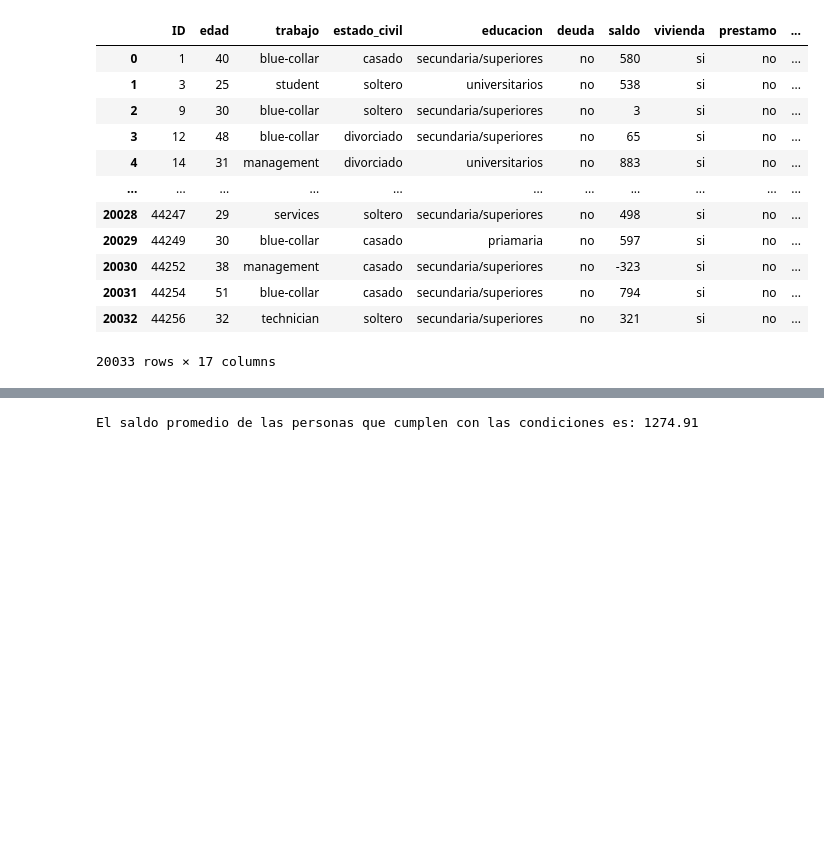
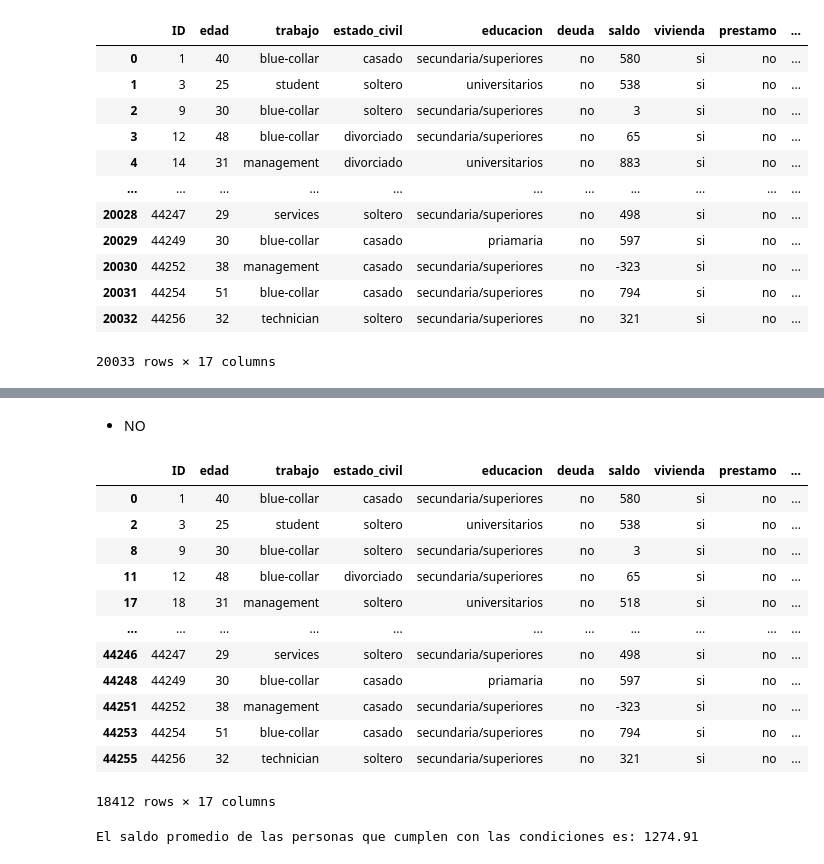
Before and after one commit to guillem-edo/AMACOR_Depositos, a Jupyter notebook: DATA/EDA.ipynb, the cells around one changed output, grey strips where cells are left out. Cells and saved outputs as stored; diff of their text form; code cells hidden in the pictures; blank space fills up the shorter version.

```diff
--- a/DATA/EDA.ipynb
+++ b/DATA/EDA.ipynb
@@ -277,0 +310,19 @@ DataFrame con las personas:
+# %% [markdown]
+- NO
+# %%
+pdvptno = df[(df['deuda'] == 'no') & (df['vivienda'] == 'si') & (df['prestamo'] == 'no') & (df['target'] == 'no')]
+pdvptno
+# %% [output]
+|  | ID | edad | trabajo | estado_civil | educacion | deuda | saldo | vivienda | prestamo | ... |
+| 0 | 1 | 40 | blue-collar | casado | secundaria/superiores | no | 580 | si | no | ... |
+| 2 | 3 | 25 | student | soltero | universitarios | no | 538 | si | no | ... |
+| 8 | 9 | 30 | blue-collar | soltero | secundaria/superiores | no | 3 | si | no | ... |
+| 11 | 12 | 48 | blue-collar | divorciado | secundaria/superiores | no | 65 | si | no | ... |
+| 17 | 18 | 31 | management | soltero | universitarios | no | 518 | si | no | ... |
+| ... | ... | ... | ... | ... | ... | ... | ... | ... | ... | ... |
+| 44246 | 44247 | 29 | services | soltero | secundaria/superiores | no | 498 | si | no | ... |
+| 44248 | 44249 | 30 | blue-collar | casado | priamaria | no | 597 | si | no | ... |
+| 44251 | 44252 | 38 | management | casado | secundaria/superiores | no | -323 | si | no | ... |
+| 44253 | 44254 | 51 | blue-collar | casado | secundaria/superiores | no | 794 | si | no | ... |
+| 44255 | 44256 | 32 | technician | soltero | secundaria/superiores | no | 321 | si | no | ... |
+18412 rows × 17 columns
```
Also changed, not shown: parts of 8 cells of this notebook, 1 other file.
